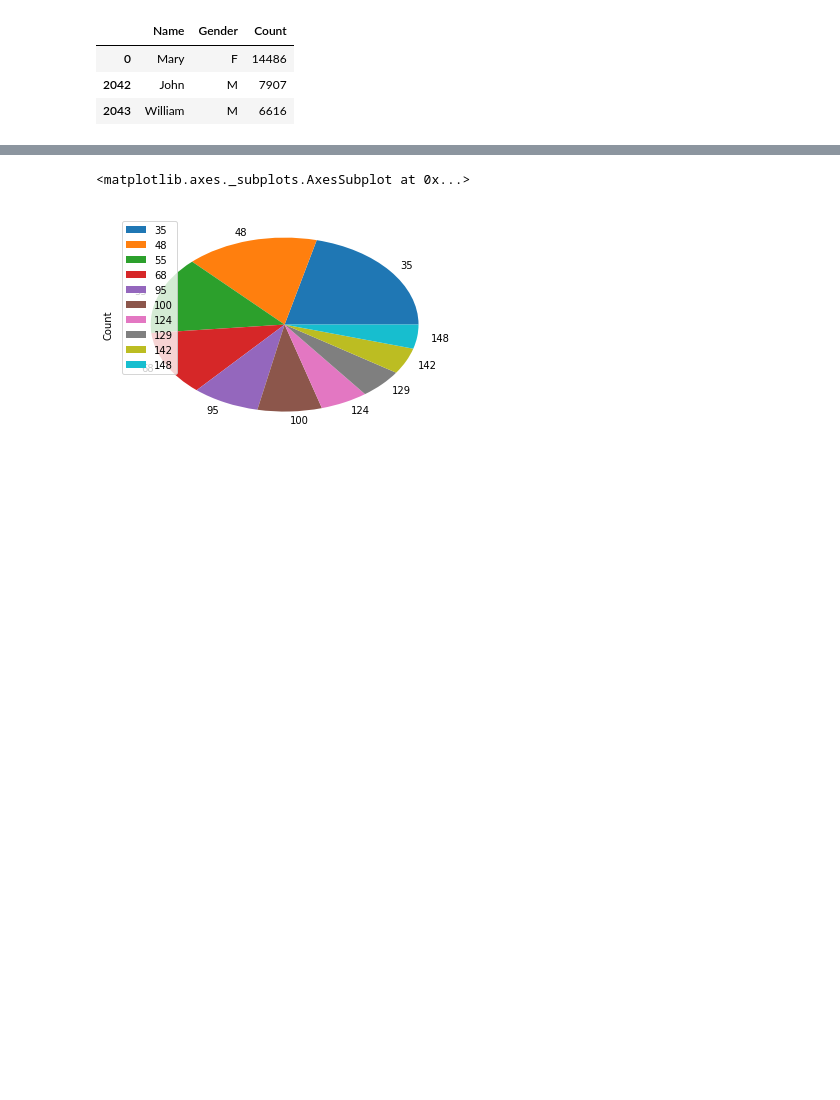
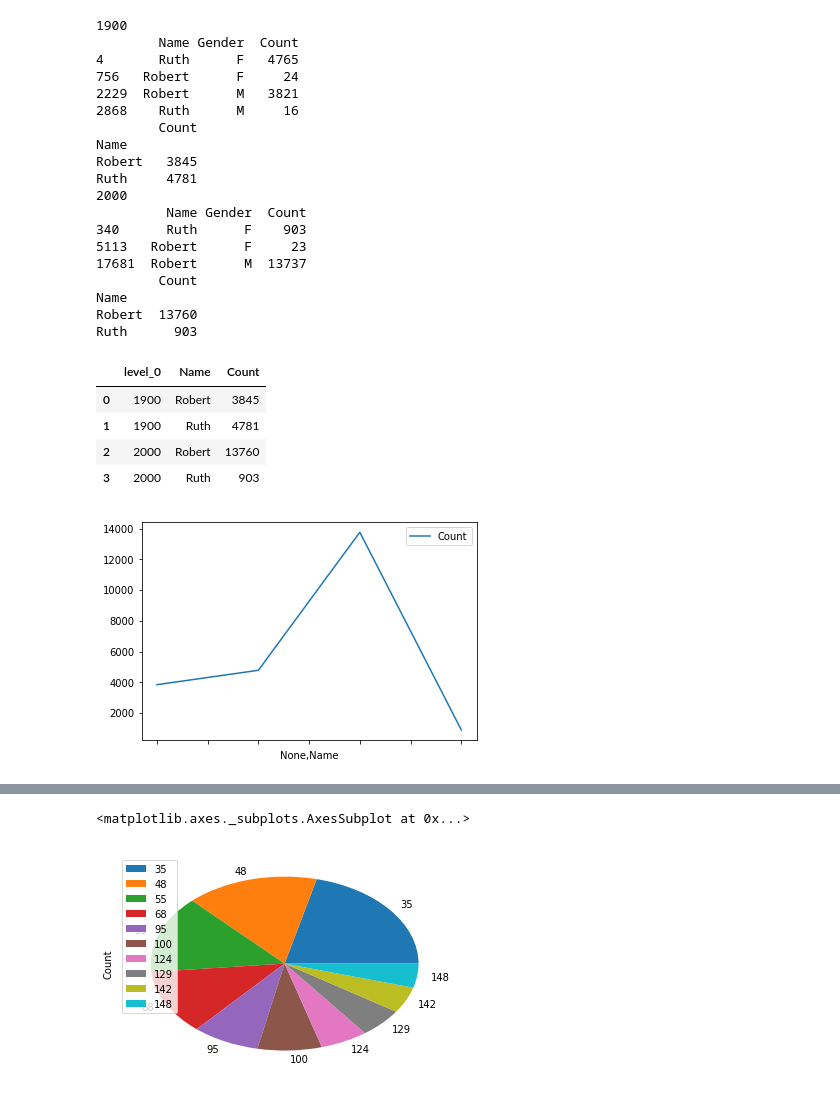
Before and after one commit to ggers/Homework_4.2_Panda_Visual_stuff, a Jupyter notebook: Homework 4.2 Panda Visual stuff.ipynb, the cells around one changed output, grey strips where cells are left out. Saved outputs shown, nothing was run; the diff lists cells and outputs as text; code cells hidden in the pictures; blank space fills up the shorter version.

```diff
--- a/Homework 4.2 Panda Visual stuff.ipynb
+++ b/Homework 4.2 Panda Visual stuff.ipynb
@@ -1,20 +0,0 @@
-# %%
-import numpy as np
-import pandas as pd
-import matplotlib.pyplot as plt
-% matplotlib inline
-DATA_PATH = "D:DataS\YOB"
-
-#1 Построить график изменения количества имен Ruth и Robert с 1900 по 2000.
-#2 Построить гистограмму по количеству их имен с 1900 по 2000 с 5-летними промежутками (1900, 1905, 1910, …, 1995, 2000).
-#3 Построить круговую диаграмму по количеству употреблений для ТОП-10 популярных имен, начинающихся на R, за 1950 год.
-#4 Построить точечную диаграмму по количеству согласных букв в именах и частоте употребления за 100 лет. Т.е. необходимо сложить всю статистику с 1900 до 2000, сгруппировать по именам, посчитать количество согласных букв в каждом имени и вывести на график отношение "Количество согласных букв в имени" : "Количество употреблений".
-
-
-names = pd.read_csv(f"{DATA_PATH}\yob1902.txt", names = ["Name", "Gender", "Count"])
-names.sort_values(by=["Count"], ascending=False).head(3)
-# %% [output]
-|  | Name | Gender | Count |
-| 0 | Mary | F | 14486 |
-| 2042 | John | M | 7907 |
-| 2043 | William | M | 6616 |
@@ -23,2 +1,51 @@ names.sort_values(by=["Count"], ascending=False).head(3)
+# %%
+#1 Построить график изменения количества имен Ruth и Robert с 1900 по 2000.
+#делаем через функцию
+def concat_names(target_years):
+    import pandas as pd
+    DATA_PATH = "D:DataS\YOB"
+    names_dict = {}
+#циклом пробегаем по нужным нам годам, загружаем данные, обрезаем только нужные нам два имени
+    for target_year in target_years:
+        print(target_year)
+        all_names = pd.read_csv(f"{DATA_PATH}\yob{target_year}.txt", names = ["Name", "Gender", "Count"])
+        names_RR = all_names[(all_names.Name == "Ruth")|(all_names.Name == "Robert")]
+        print(names_RR)
+#дополнительные телодвижения, чтобы учесть мужчин-Рут и женщин-Роберт
+        names_RR = names_RR.groupby("Name").sum()
+        print(names_RR)
+#подгружаем данные в словарь по ключу "Год"
+        names_dict[target_year] =  names_RR
+#склеиваем данные и строим график - что-то идёт не так)
+    names_all = pd.concat(names_dict)
+    names_all.plot()
+    return names_all.reset_index()
+concat_names([1900, 2000])
+# %% [output]
+1900
+        Name Gender  Count
+4       Ruth      F   4765
+756   Robert      F     24
+2229  Robert      M   3821
+2868    Ruth      M     16
+        Count
+Name
+Robert   3845
+Ruth     4781
+2000
+         Name Gender  Count
+340      Ruth      F    903
+5113   Robert      F     23
+17681  Robert      M  13737
+        Count
+Name
+Robert  13760
+Ruth      903
+|  | level_0 | Name | Count |
+| 0 | 1900 | Robert | 3845 |
+| 1 | 1900 | Ruth | 4781 |
+| 2 | 2000 | Robert | 13760 |
+| 3 | 2000 | Ruth | 903 |
+[figure, added]
 # %%
 #2 Построить гистограмму по количеству их имен с 1900 по 2000 с 5-летними промежутками (1900, 1905, 1910, …, 1995, 2000).
```
Also changed, not shown: parts of 5 cells of this notebook.
